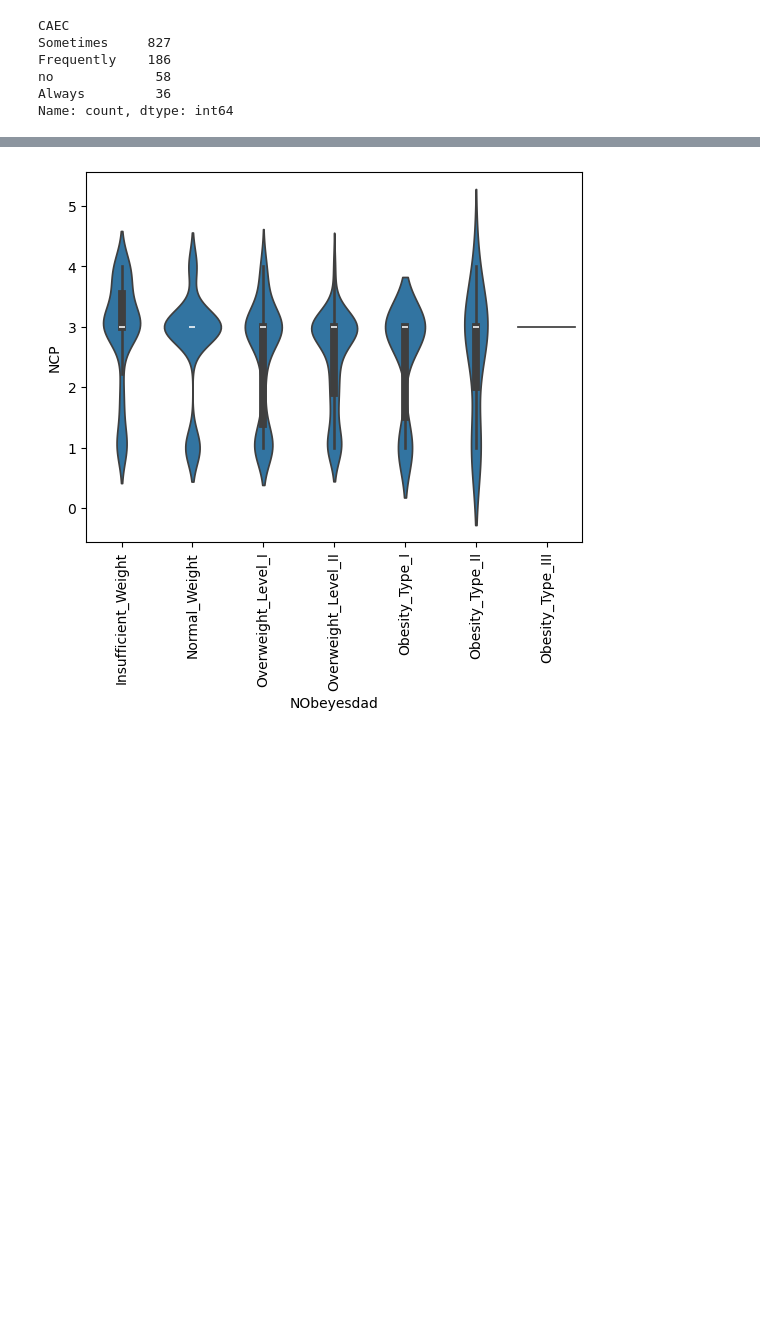
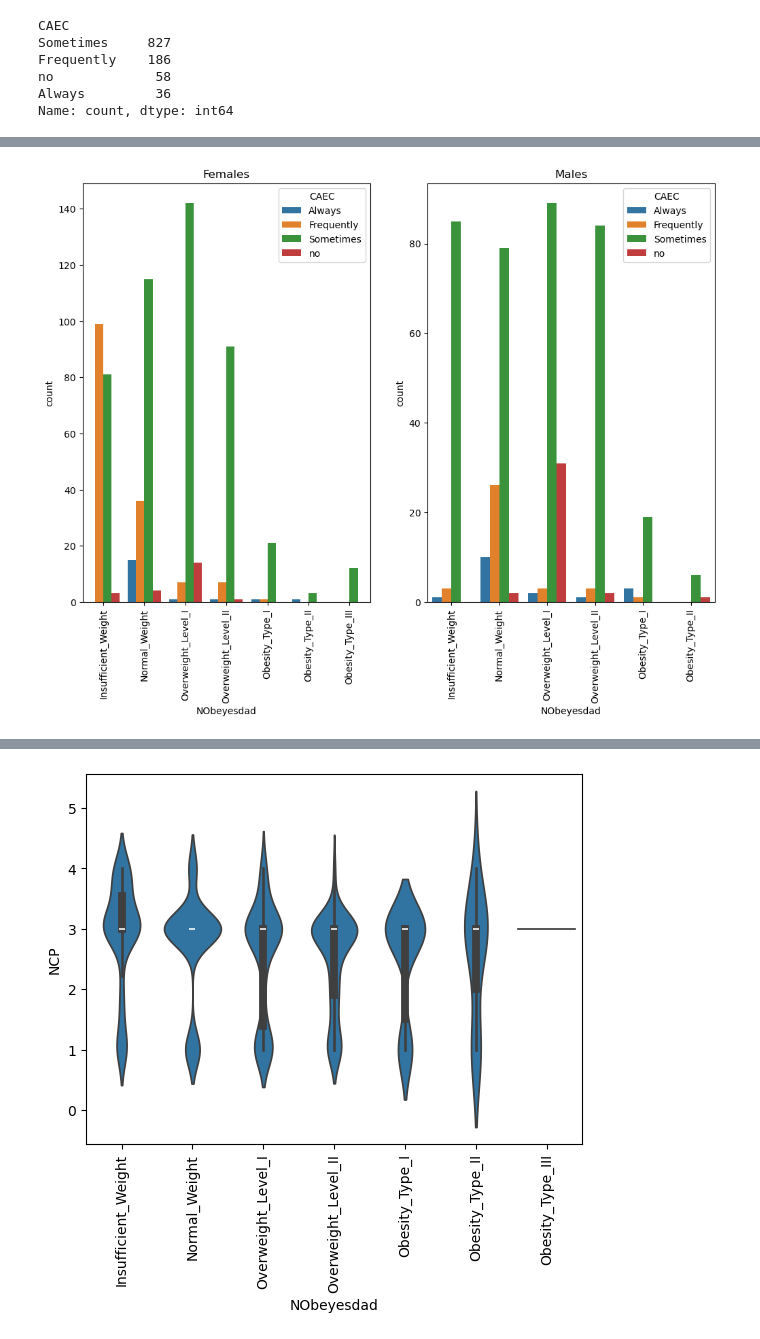
Before and after one commit to flylight-max/Individual_project_obesity, a Jupyter notebook: Untitled-2.ipynb, the cells around one changed output, grey strips where cells are left out. Cells and saved outputs as stored; diff of their text form; code cells hidden in the pictures; blank space fills up the shorter version.

```diff
--- a/Untitled-2.ipynb
+++ b/Untitled-2.ipynb
@@ -1524,0 +1669,11 @@ plt.show()
+# %%
+fig,(ax1,ax2) = plt.subplots(1,2, figsize = (12,8))
+sns.countplot(x="NObeyesdad", data=females, hue="CAEC", ax=ax1)
+ax1.set_title("Females")
+ax1.tick_params("x", rotation=90)
+sns.countplot(x="NObeyesdad", data=males, hue="CAEC", ax=ax2)
+ax2.tick_params("x", rotation=90)
+ax2.set_title("Males")
+plt.show()
+# %% [output]
+[figure, added]
```
Also changed, not shown: parts of 49 cells of this notebook, 2 other files.
